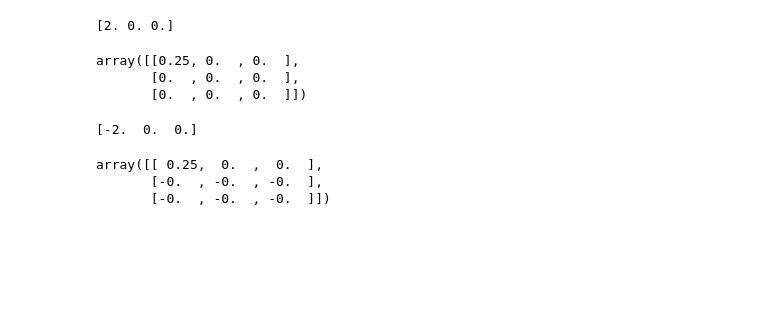
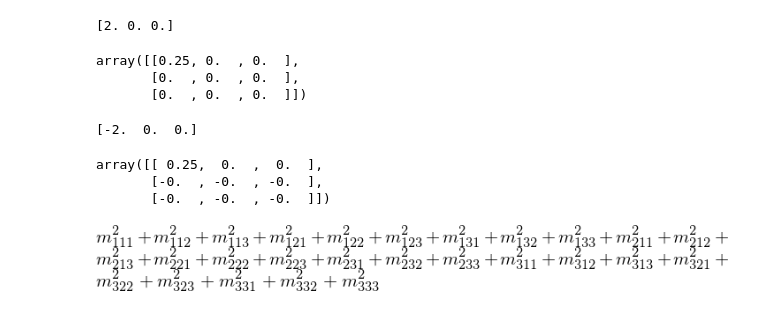
Before and after one commit to lanl/tardigrade-overlap-coupling, a Jupyter notebook: src/python/generate_example_data.ipynb, the cells around one changed output. Cells and saved outputs as stored; diff of their text form; code cells hidden in the pictures; blank space fills up the shorter version.

```diff
--- a/src/python/generate_example_data.ipynb
+++ b/src/python/generate_example_data.ipynb
@@ -351,0 +437,33 @@ array([[ 0.25,  0.  ,  0.  ],
+# %%
+import sympy
+order = ['11','22','33','23','13','12', '32','31','21']
+
+m_str = ''
+for i in range(3):
+    for o in order:
+        m_str += "m{0:d}{1} ".format(i+1, o)
+m_str = m_str[:-1]
+
+m_vec = sympy.symbols(m_str)
+
+zero = sympy.S(0)
+
+m = [[[zero for _ in range(3)] for __ in range(3)] for ___ in range(3)]
+
+for mijk in m_vec:
+    mijk_int = int(mijk.name[1:])
+    i = int(mijk_int/100)
+    j = int((mijk_int - i*100)/10)
+    k = int(mijk_int - i*100 - j*10)
+
+    m[i-1][j-1][k-1] = mijk
+
+mnorm = zero
+
+for i in range(3):
+    for j in range(3):
+        for k in range(3):
+            mnorm += m[i][j][k]*m[i][j][k]
+mnorm
+# %% [output]
+[figure, added]
```
Also changed, not shown: parts of 33 cells of this notebook, 12 other files.
